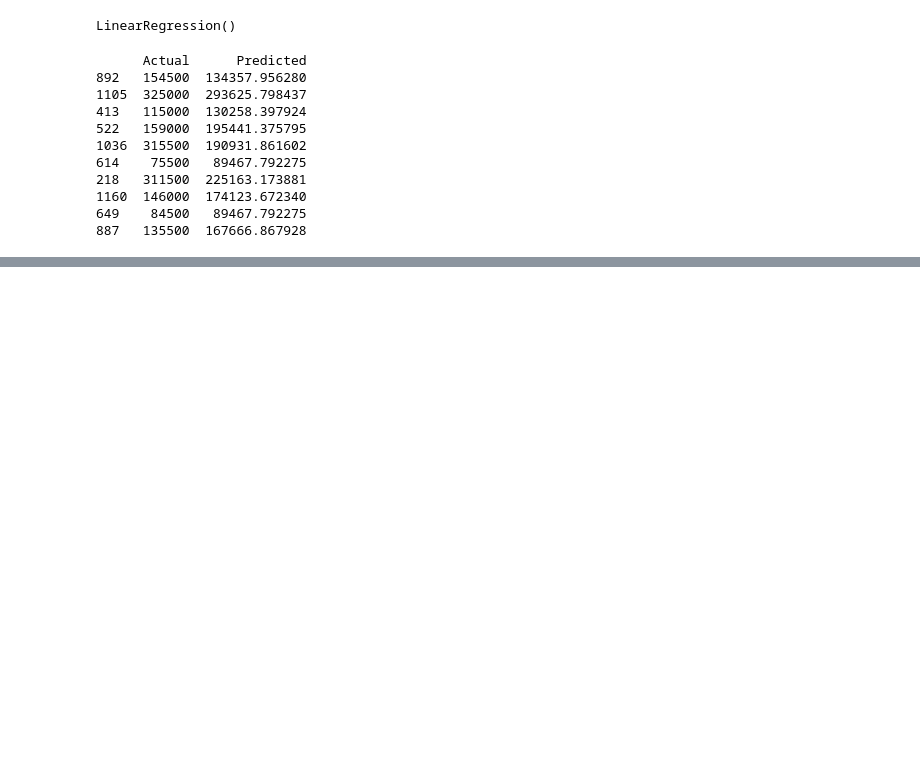
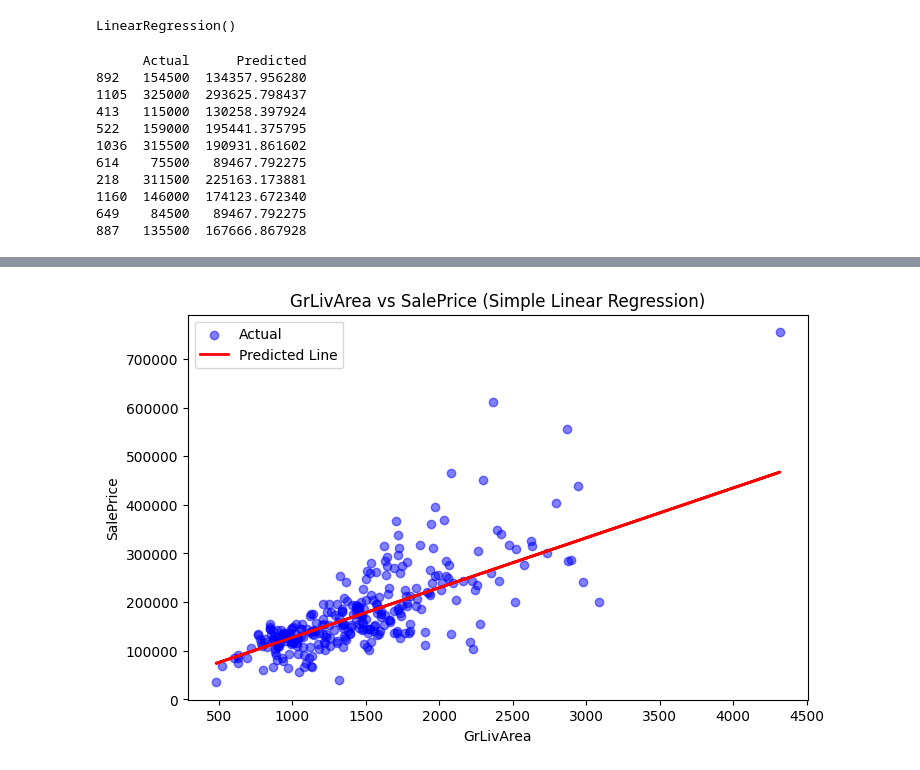
Before and after one commit to thallamlikhith/-Car-Resale-Price-Prediction-MLR, a Jupyter notebook: House Price Prediction.ipynb, the cells around one changed output, grey strips where cells are left out. Cells and saved outputs as stored; diff of their text form; code cells hidden in the pictures; blank space fills up the shorter version.

Commit message:
Update: Modified House Price Prediction notebook

```diff
--- a/House Price Prediction.ipynb
+++ b/House Price Prediction.ipynb
@@ -104,0 +121,17 @@ Root Mean Squared Error : 58471.75652552954
+# %%
+import matplotlib.pyplot as plt
+
+# Scatter plot of actual data
+plt.figure(figsize=(8,5))
+plt.scatter(X_test, Y_test, color="blue", alpha=0.5, label="Actual")
+
+# Regression line (predictions)
+plt.plot(X_test, Y_pred, color="red", linewidth=2, label="Predicted Line")
+
+plt.xlabel("GrLivArea")
+plt.ylabel("SalePrice")
+plt.title("GrLivArea vs SalePrice (Simple Linear Regression)")
+plt.legend()
+plt.show()
+# %% [output]
+[figure, added]
```
Also changed, not shown: parts of 6 cells of this notebook.
